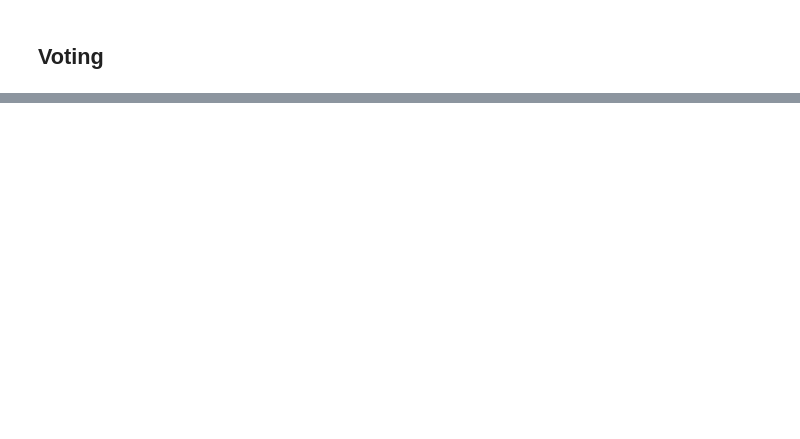
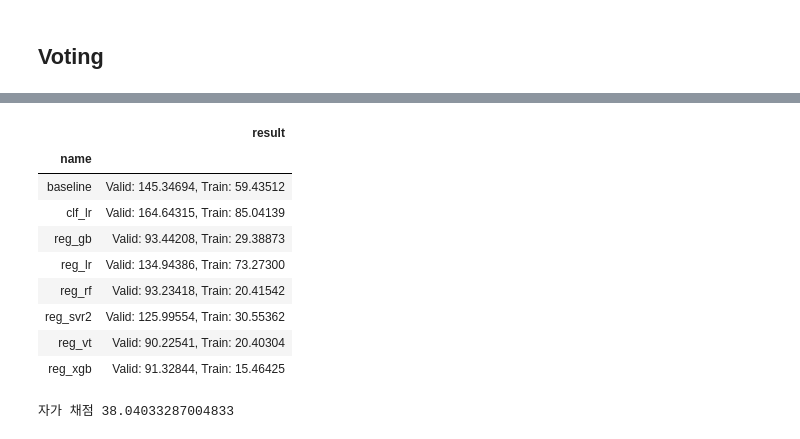
Before and after one commit to sunkusun9/DS_lv3_2605, a Jupyter notebook: sec_ds_lv3_prob3_kaggle.ipynb, the cells around one changed output, grey strips where cells are left out. Saved outputs shown, nothing was run; the diff lists cells and outputs as text; code cells hidden in the pictures; blank space fills up the shorter version.

Commit message:
Day1 Kaggle 문제 노트입니다

```diff
--- a/sec_ds_lv3_prob3_kaggle.ipynb
+++ b/sec_ds_lv3_prob3_kaggle.ipynb
@@ -465,2 +489,16 @@ eval_model('reg_lr', reg_lr)
 # %% [markdown]
 ## reg_gb: Gradient Boosting - best-first growth
+# %%
+from sklearn.ensemble import GradientBoostingRegressor
+X_gb = "15분, 30분, 45분, 60분, DayName, Hour, AM, Weekend_yn, Holiday_yn, Avg, TotalHour, 생산량, 기온, 풍속, 습도, 강수량, 전기요금(계절), 공장인원, 인건비"
+X_gb = X_gb.split(', ')
+ct = ColumnTransformer([
+    ('ohe', OneHotEncoder(categories = 'auto'), ['DayName']),
+    ('pt', 'passthrough', X_gb)
+])
+reg_gb = make_pipeline(
+    ct, GradientBoostingRegressor(
+        random_state=123, max_depth = None, max_leaf_nodes = 127, min_samples_leaf = 32, n_estimators = 300, learning_rate = 0.03
+    )
+)
+eval_model('reg_gb', reg_gb)
@@ -468,0 +540,14 @@ eval_model('reg_lr', reg_lr)
+# %%
+from sklearn.ensemble import RandomForestRegressor
+X_rf = "15분, 30분, 45분, 60분, DayName, Hour, AM, Weekend_yn, Holiday_yn, Avg, TotalHour, 생산량, 기온, 풍속, 습도, 강수량, 전기요금(계절), 공장인원, 인건비"
+X_rf = X_rf.split(', ')
+ct = ColumnTransformer([
+    ('ohe', OneHotEncoder(categories = 'auto'), ['DayName']),
+    ('pt', 'passthrough', X_rf)
+])
+reg_rf = make_pipeline(
+    ct, RandomForestRegressor(
+        random_state=123, n_estimators = 300, max_depth = None
+    )
+)
+eval_model('reg_rf', reg_rf)
@@ -470,0 +586,25 @@ eval_model('reg_lr', reg_lr)
+# %%
+### from sklearn.ensemble import VotingRegressor
+reg_vt = VotingRegressor([
+    #('reg_svr2', reg_svr2),
+    ('reg_xgb', reg_xgb),
+    ('reg_gb', reg_gb),
+    ('reg_rf', reg_rf),
+])
+eval_model('reg_vt', reg_vt)
+# %% [output]
+|  | result |
+| name |  |
+| baseline | Valid: 145.34694, Train: 59.43512 |
+| clf_lr | Valid: 164.64315, Train: 85.04139 |
+| reg_gb | Valid: 93.44208, Train: 29.38873 |
+| reg_lr | Valid: 134.94386, Train: 73.27300 |
+| reg_rf | Valid: 93.23418, Train: 20.41542 |
+| reg_svr2 | Valid: 125.99554, Train: 30.55362 |
+| reg_vt | Valid: 90.22541, Train: 20.40304 |
+| reg_xgb | Valid: 91.32844, Train: 15.46425 |
+# %%
+prd = select_model(reg_vt)
+print("자가 채점", mean_absolute_error(s_kaggle_ans, prd))
+# %% [output]
+자가 채점 38.04033287004833
```
Also changed, not shown: parts of 6 cells of this notebook.
